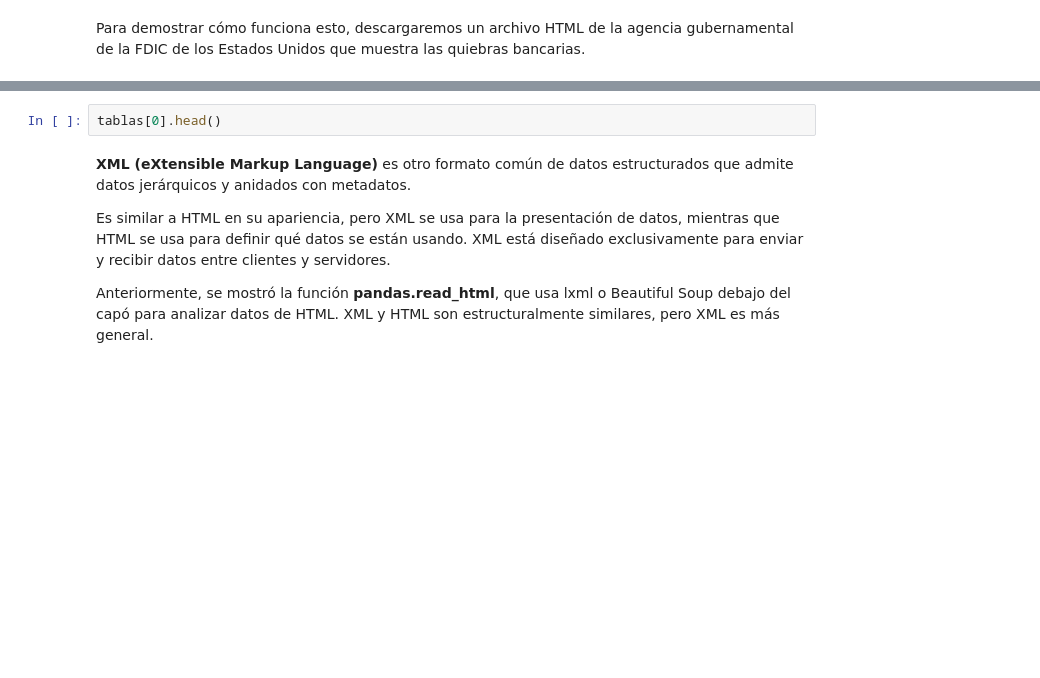
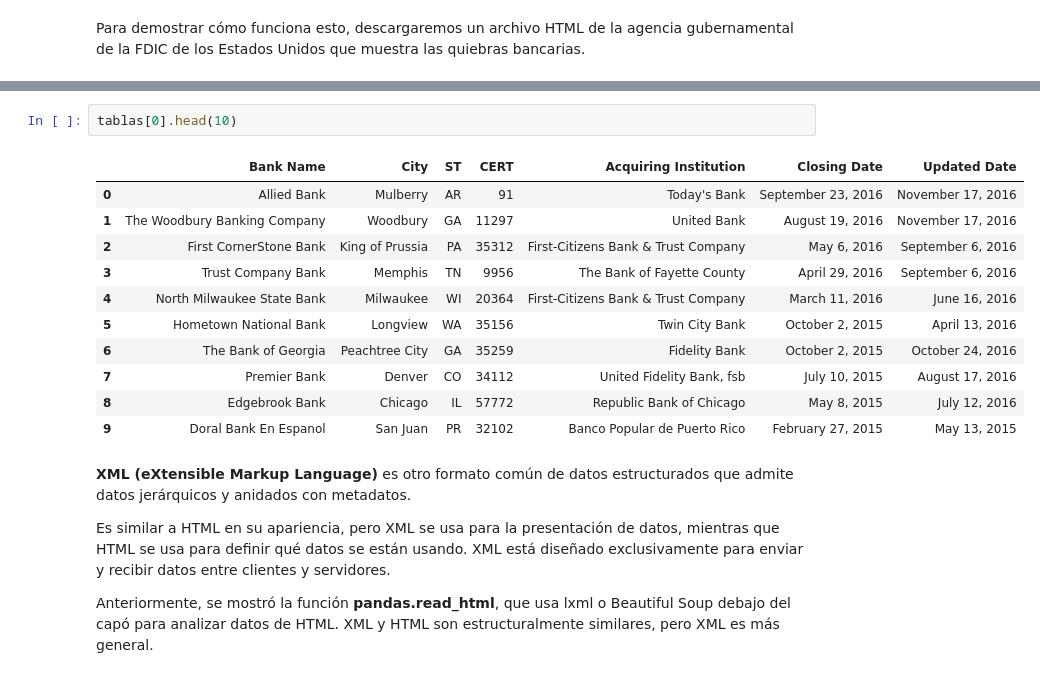
Before and after one commit to al34n1x/DataScience, a Jupyter notebook: 3.Pandas/Pandas_DataLoading.ipynb, the cells around one changed output, grey strips where cells are left out. Saved outputs shown, nothing was run; the diff lists cells and outputs as text; blank space fills up the shorter version.

```diff
--- a/3.Pandas/Pandas_DataLoading.ipynb
+++ b/3.Pandas/Pandas_DataLoading.ipynb
@@ -293,5 +306,17 @@ len(tablas)
 # %%
-tablas[0].head()
+tablas[0].head(10)
+# %% [output]
+|  | Bank Name | City | ST | CERT | Acquiring Institution | Closing Date | Updated Date |
+| 0 | Allied Bank | Mulberry | AR | 91 | Today's Bank | September 23, 2016 | November 17, 2016 |
+| 1 | The Woodbury Banking Company | Woodbury | GA | 11297 | United Bank | August 19, 2016 | November 17, 2016 |
+| 2 | First CornerStone Bank | King of Prussia | PA | 35312 | First-Citizens Bank & Trust Company | May 6, 2016 | September 6, 2016 |
+| 3 | Trust Company Bank | Memphis | TN | 9956 | The Bank of Fayette County | April 29, 2016 | September 6, 2016 |
+| 4 | North Milwaukee State Bank | Milwaukee | WI | 20364 | First-Citizens Bank & Trust Company | March 11, 2016 | June 16, 2016 |
+| 5 | Hometown National Bank | Longview | WA | 35156 | Twin City Bank | October 2, 2015 | April 13, 2016 |
+| 6 | The Bank of Georgia | Peachtree City | GA | 35259 | Fidelity Bank | October 2, 2015 | October 24, 2016 |
+| 7 | Premier Bank | Denver | CO | 34112 | United Fidelity Bank, fsb | July 10, 2015 | August 17, 2016 |
+| 8 | Edgebrook Bank | Chicago | IL | 57772 | Republic Bank of Chicago | May 8, 2015 | July 12, 2016 |
+| 9 | Doral Bank En Espanol | San Juan | PR | 32102 | Banco Popular de Puerto Rico | February 27, 2015 | May 13, 2015 |
 # %% [markdown]
 **XML (eXtensible Markup Language)** es otro formato común de datos estructurados que admite datos jerárquicos y anidados con metadatos.
 
```
Also changed, not shown: parts of 31 cells of this notebook.
